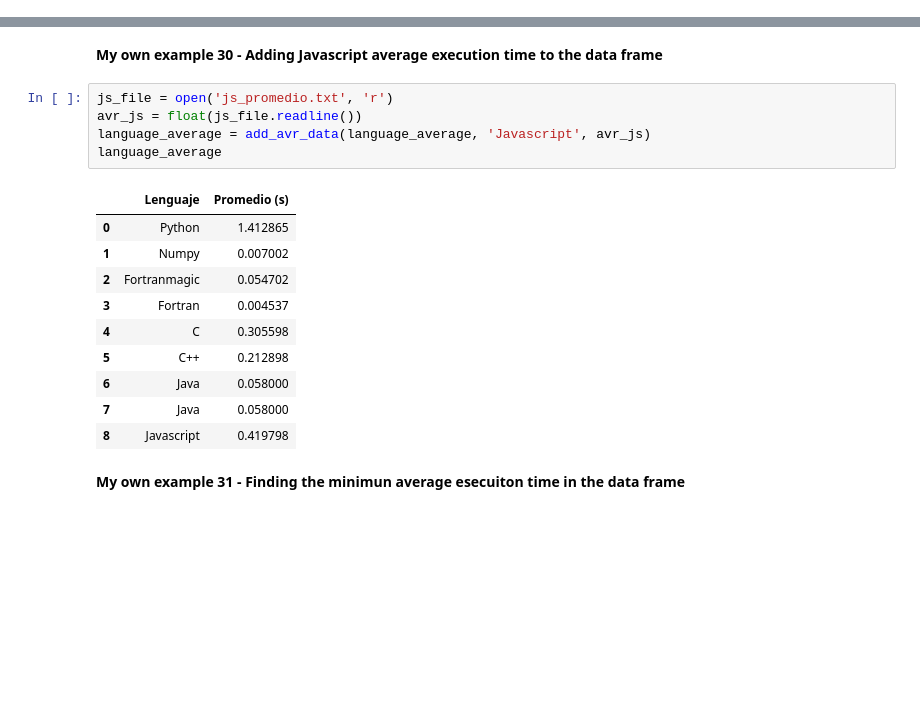
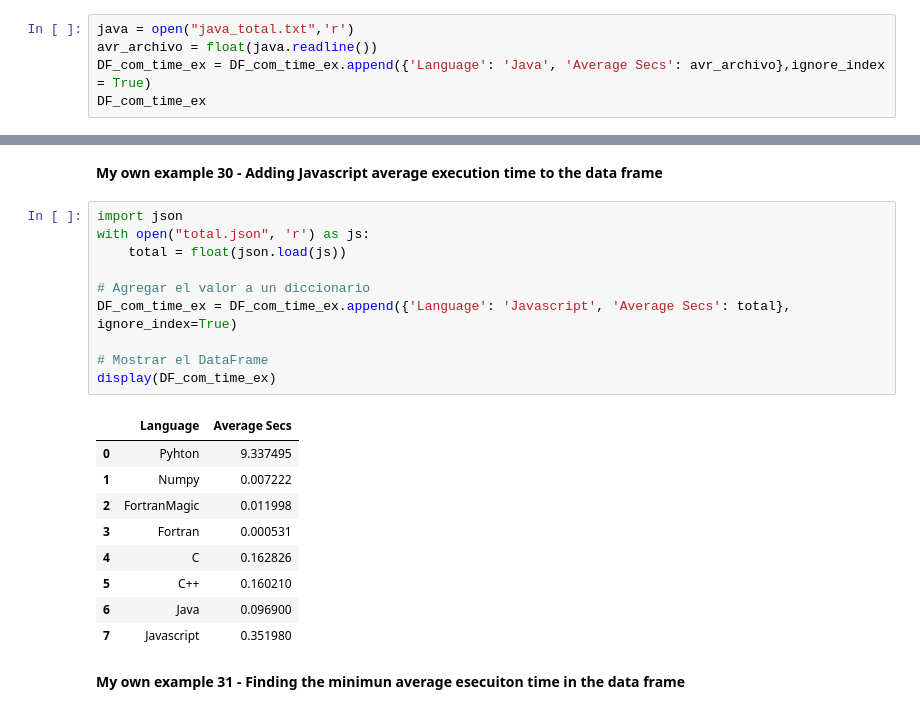
Before and after one commit to Fecry/MetNumUN2024I, a Jupyter notebook: Lab2/crramirezmo_Lab2.ipynb, the cells around one changed output, grey strips where cells are left out. Drawn from its saved outputs; the diff is of its cells as text; blank space fills up the shorter version.

```diff
--- a/Lab2/crramirezmo_Lab2.ipynb
+++ b/Lab2/crramirezmo_Lab2.ipynb
@@ -1179,0 +906,5 @@ language_average
+# %%
+java = open("java_total.txt",'r')
+avr_archivo = float(java.readline())
+DF_com_time_ex = DF_com_time_ex.append({'Language': 'Java', 'Average Secs': avr_archivo},ignore_index = True)
+DF_com_time_ex
@@ -1268,20 +999,24 @@ Average Javascript: 0.41979755919997114 segundos.
 # %% [markdown]
 **My own example 30 - Adding Javascript average execution time to the data frame**
-# %%
-js_file = open('js_promedio.txt', 'r')
-avr_js = float(js_file.readline())
-language_average = add_avr_data(language_average, 'Javascript', avr_js)
-language_average
-# %% [output]
-|  | Lenguaje | Promedio (s) |
-| 0 | Python | 1.412865 |
-| 1 | Numpy | 0.007002 |
-| 2 | Fortranmagic | 0.054702 |
-| 3 | Fortran | 0.004537 |
-| 4 | C | 0.305598 |
-| 5 | C++ | 0.212898 |
-| 6 | Java | 0.058000 |
-| 7 | Java | 0.058000 |
-| 8 | Javascript | 0.419798 |
+# %%
+import json
+with open("total.json", 'r') as js:
+    total = float(json.load(js))
+
+# Agregar el valor a un diccionario
+DF_com_time_ex = DF_com_time_ex.append({'Language': 'Javascript', 'Average Secs': total}, ignore_index=True)
+
+# Mostrar el DataFrame
+display(DF_com_time_ex)
+# %% [output]
+|  | Language | Average Secs |
+| 0 | Pyhton | 9.337495 |
+| 1 | Numpy | 0.007222 |
+| 2 | FortranMagic | 0.011998 |
+| 3 | Fortran | 0.000531 |
+| 4 | C | 0.162826 |
+| 5 | C++ | 0.160210 |
+| 6 | Java | 0.096900 |
+| 7 | Javascript | 0.351980 |
 # %% [markdown]
 **My own example 31 - Finding the minimun average esecuiton time in the data frame**
```
Also changed, not shown: parts of 164 cells of this notebook.
